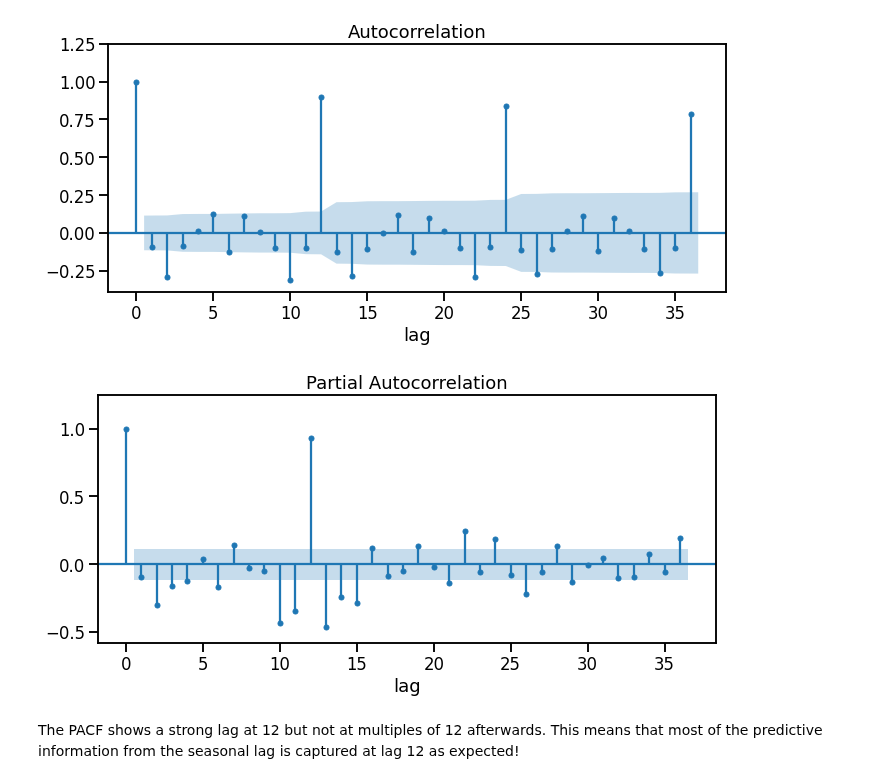
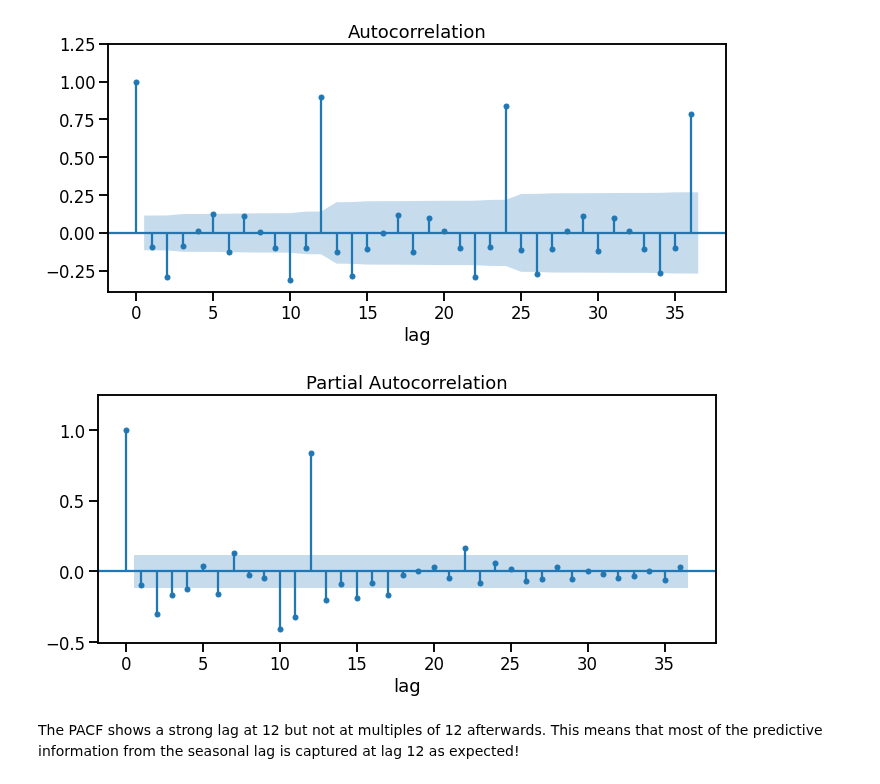
Before and after one commit to trainindata/feature-engineering-for-time-series-forecasting, a Jupyter notebook: 07-Lag-Features/04-partial-autocorrelation-function.ipynb, the cells around one changed output. Cells and saved outputs as stored; diff of their text form; code cells hidden in the pictures.

```diff
--- a/07-Lag-Features/04-partial-autocorrelation-function.ipynb
+++ b/07-Lag-Features/04-partial-autocorrelation-function.ipynb
@@ -316,17 +318,17 @@ plt.tight_layout()
 # %%
 fig, ax = plt.subplots(figsize=[10, 5])
 plot_pacf(
     x=df["y_detrend"],
-    method="ols",
+    method='ywmle', # Recommended method in Statsmodels notes
     lags=36,
     ax=ax,
     alpha=0.05,
     auto_ylims=True
 )
 ax.set_xlabel("lag")
 plt.tight_layout()
 # %% [output]
-[figure, old version]
+[figure, new version]
 # %% [markdown]
 The PACF shows a strong lag at 12 but not at multiples of 12 afterwards. This means that most of the predictive information from the seasonal lag is captured at lag 12 as expected!
 # %% [markdown]
```
Also changed, not shown: parts of 4 cells of this notebook.
